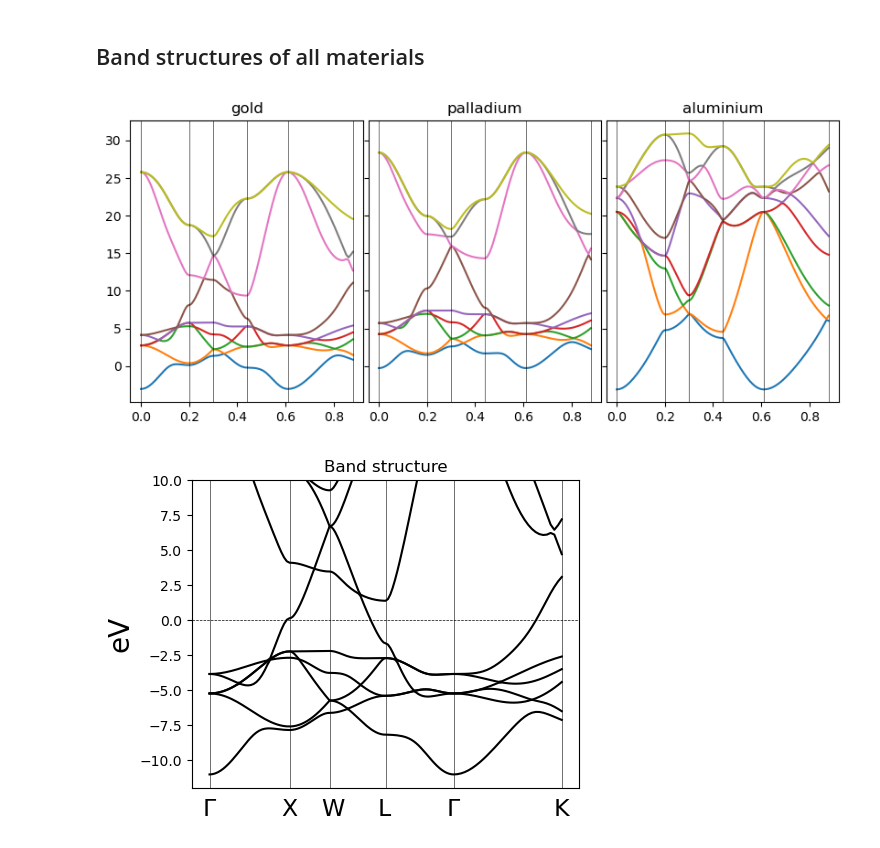
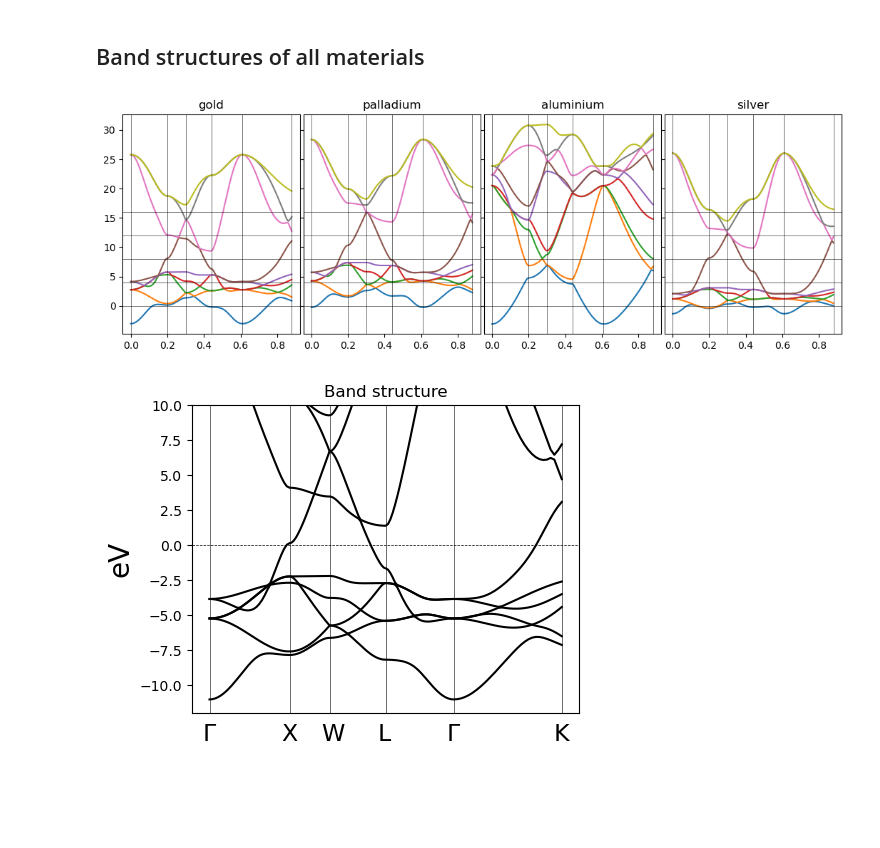
Before and after one commit to simaomenesesjoao/MaxTB, a Jupyter notebook: code_tests/julia_tests.ipynb, the cells around one changed output. Cells and saved outputs as stored; diff of their text form; code cells hidden in the pictures; blank space fills up the shorter version.

Commit message:
added silver, updated tests

```diff
--- a/code_tests/julia_tests.ipynb
+++ b/code_tests/julia_tests.ipynb
@@ -147,7 +147,7 @@ Main.include(basedir + "test3D_dos.jl")
 # %% [output]
 0
 # %%
-materials = ["gold", "palladium", "aluminium"]
+materials = ["gold", "palladium", "aluminium", "silver"]
 
 L = 4
 N = 500
@@ -163,6 +165,6 @@ Lower limit is too low, updating
 # %%
 
-fig, axs = plt.subplots(1,3,figsize=(10,2), sharey=False)
+fig, axs = plt.subplots(1,4,figsize=(10,2), sharey=False)
 plt.subplots_adjust(wspace=0.02)
 
 for material, dos, ax in zip(materials, dos_list, axs):
@@ -232,26 +234,28 @@ for x in xs:
 # %% [markdown]
 ## Band structures of all materials
 # %%
-materials = ["gold", "palladium", "aluminium"]
+materials = ["gold", "palladium", "aluminium", "silver"]
 No = 9
 
 xs = [(kpp-1)*i for i in range(Npaths)]
 band_list = [Main.test(material) for material in materials]
 # %%
 
-fig, axs = plt.subplots(1,3,figsize=(10,4), sharey=True)
+fig, axs = plt.subplots(1,4,figsize=(13,4), sharey=True)
 plt.subplots_adjust(wspace=0.02)
 
 for bands, ax, material in zip(band_list, axs, materials):
     ax.set_title(material)
     for i in range(No):
         band = bands[:,i+3]*Ha_eV
         ax.plot(ks, band)
 
     for x in xs:
         ax.axvline(ks[x], c='k', linewidth=0.4)
+    for i in range(5):
+        ax.axhline(i*4, linewidth=0.4, c='k')
 # %% [output]
-[figure, old version]
+[figure, new version]
 # %%
 bands = band_list[0]
 fig, ax = plt.subplots(1,1,figsize=(5,4))
```
Also changed, not shown: parts of 7 cells of this notebook, 3 other files.
